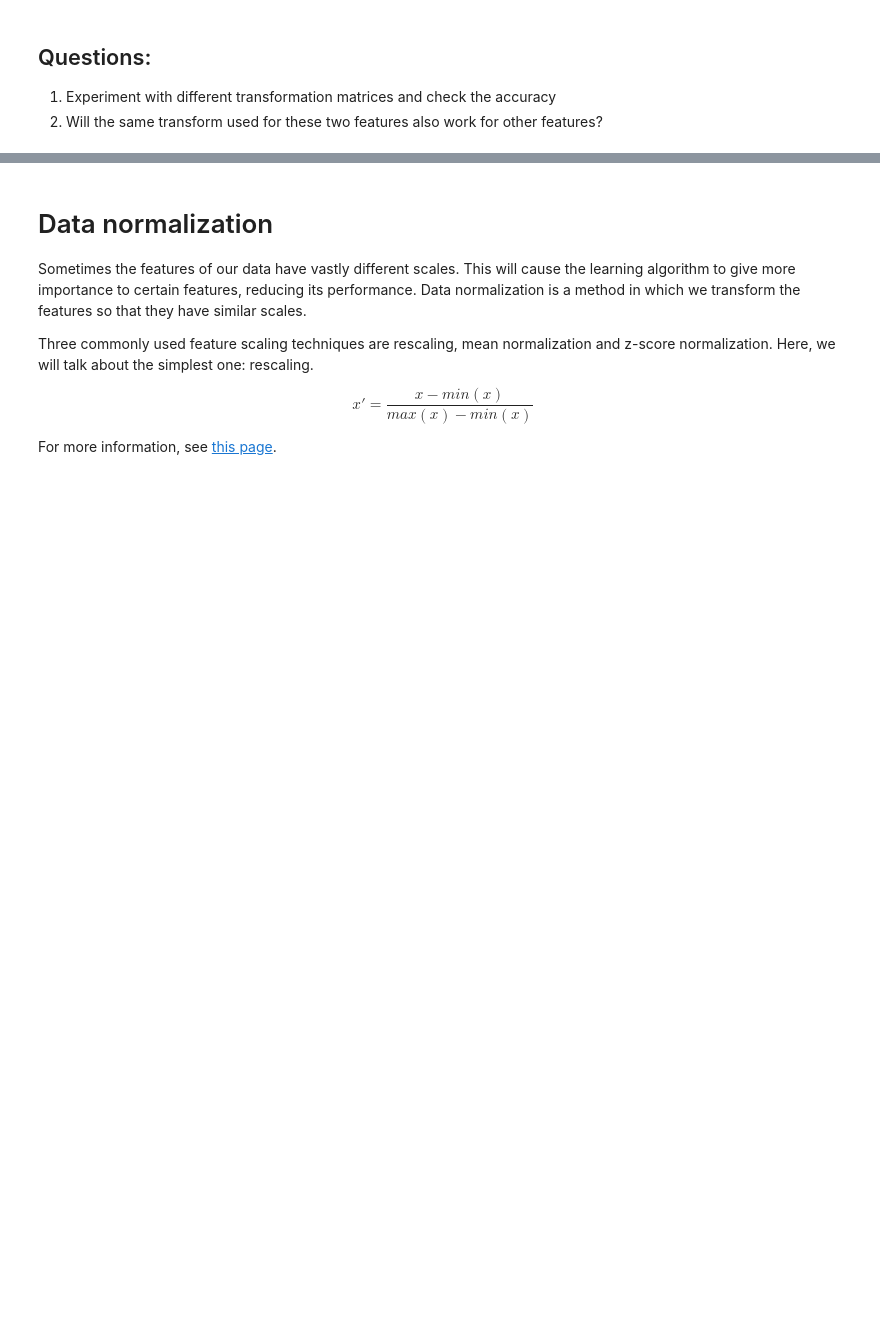
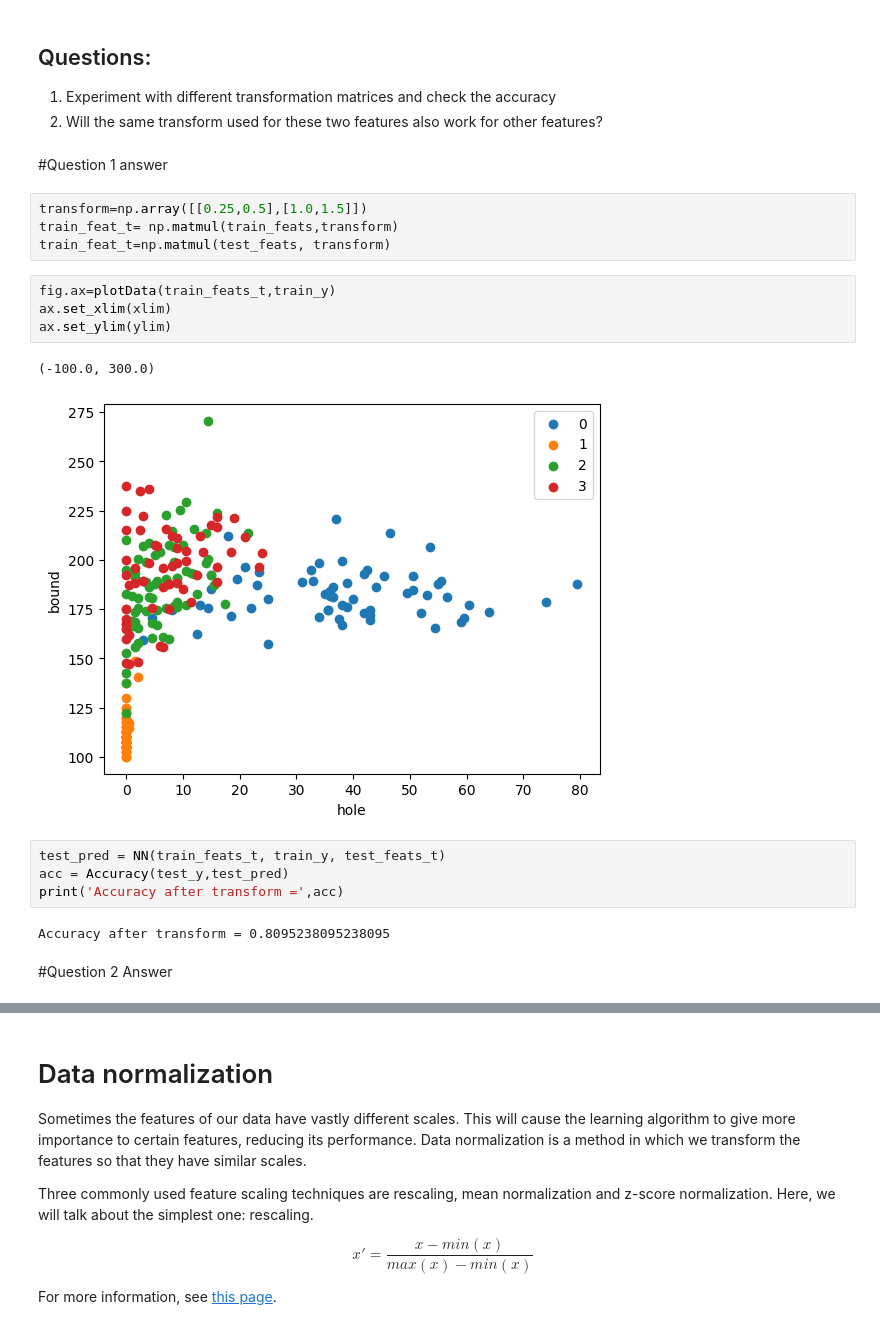
Before and after one commit to Gubbaladurgapraveen/Fmml-lab-projects-23B25A4505, a Jupyter notebook: Module_01_Lab_04_LinearAlgebra.ipynb, the cells around one changed output, grey strips where cells are left out. Drawn from its saved outputs; the diff is of its cells as text; blank space fills up the shorter version.

```diff
--- a/Module_01_Lab_04_LinearAlgebra.ipynb
+++ b/Module_01_Lab_04_LinearAlgebra.ipynb
@@ -329,3 +326,24 @@ Accuracy after transform =  0.8095238095238095
 ## Questions:
 1. Experiment with different transformation matrices and check the accuracy
 2. Will the same transform used for these two features also work for other features?
+# %% [markdown]
+#Question 1 answer
+# %%
+transform=np.array([[0.25,0.5],[1.0,1.5]])
+train_feat_t= np.matmul(train_feats,transform)
+train_feat_t=np.matmul(test_feats, transform)
+# %%
+fig.ax=plotData(train_feats_t,train_y)
+ax.set_xlim(xlim)
+ax.set_ylim(ylim)
+# %% [output]
+(-100.0, 300.0)
+[figure, added]
+# %%
+test_pred = NN(train_feats_t, train_y, test_feats_t)
+acc = Accuracy(test_y,test_pred)
+print('Accuracy after transform =',acc)
+# %% [output]
+Accuracy after transform = 0.8095238095238095
+# %% [markdown]
+#Question 2 Answer
```
Also changed, not shown: parts of 2 cells of this notebook.
